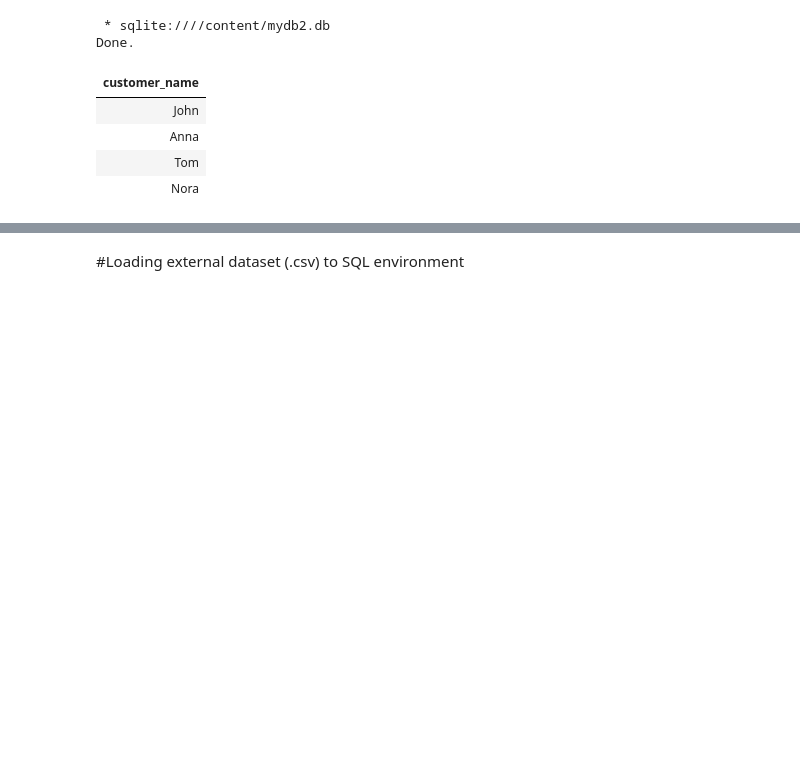
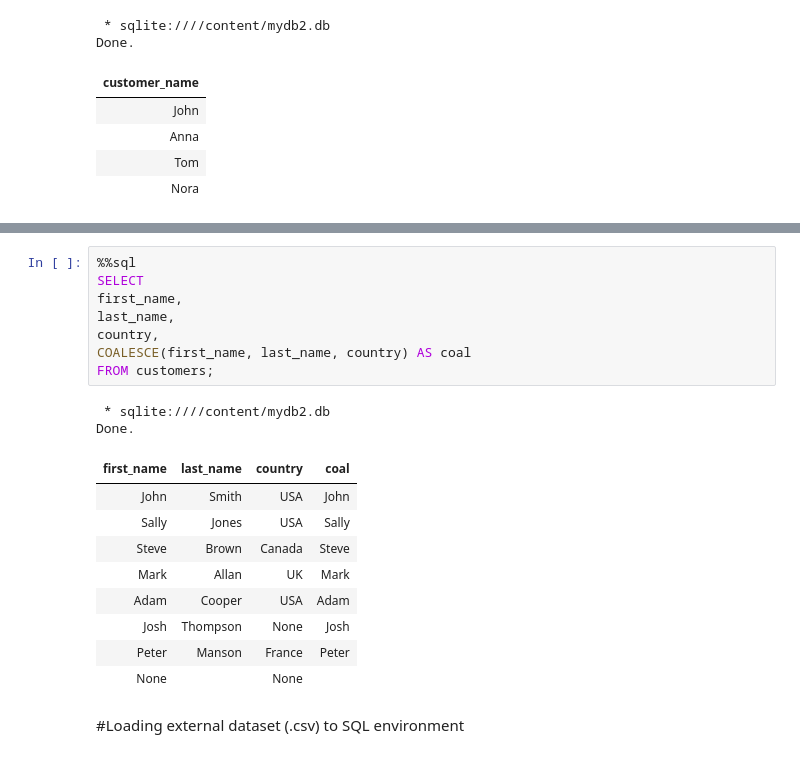
Before and after one commit to salemprakash/FoDS-Fall-2025-26, a Jupyter notebook: Module 2 Sql.ipynb, the cells around one changed output, grey strips where cells are left out. Saved outputs shown, nothing was run; the diff lists cells and outputs as text; blank space fills up the shorter version.

```diff
--- a/Module 2 Sql.ipynb
+++ b/Module 2 Sql.ipynb
@@ -1082,3 +1161,23 @@ Done.
+# %%
+%%sql
+SELECT
+first_name,
+last_name,
+country,
+COALESCE(first_name, last_name, country) AS coal
+FROM customers;
+# %% [output]
+ * sqlite:////content/mydb2.db
+Done.
+| first_name | last_name | country | coal |
+| John | Smith | USA | John |
+| Sally | Jones | USA | Sally |
+| Steve | Brown | Canada | Steve |
+| Mark | Allan | UK | Mark |
+| Adam | Cooper | USA | Adam |
+| Josh | Thompson | None | Josh |
+| Peter | Manson | France | Peter |
+| None |  | None |  |
 # %% [markdown]
 #Loading external dataset (.csv) to SQL environment
 # %%
```
Also changed, not shown: parts of 4 cells of this notebook.
